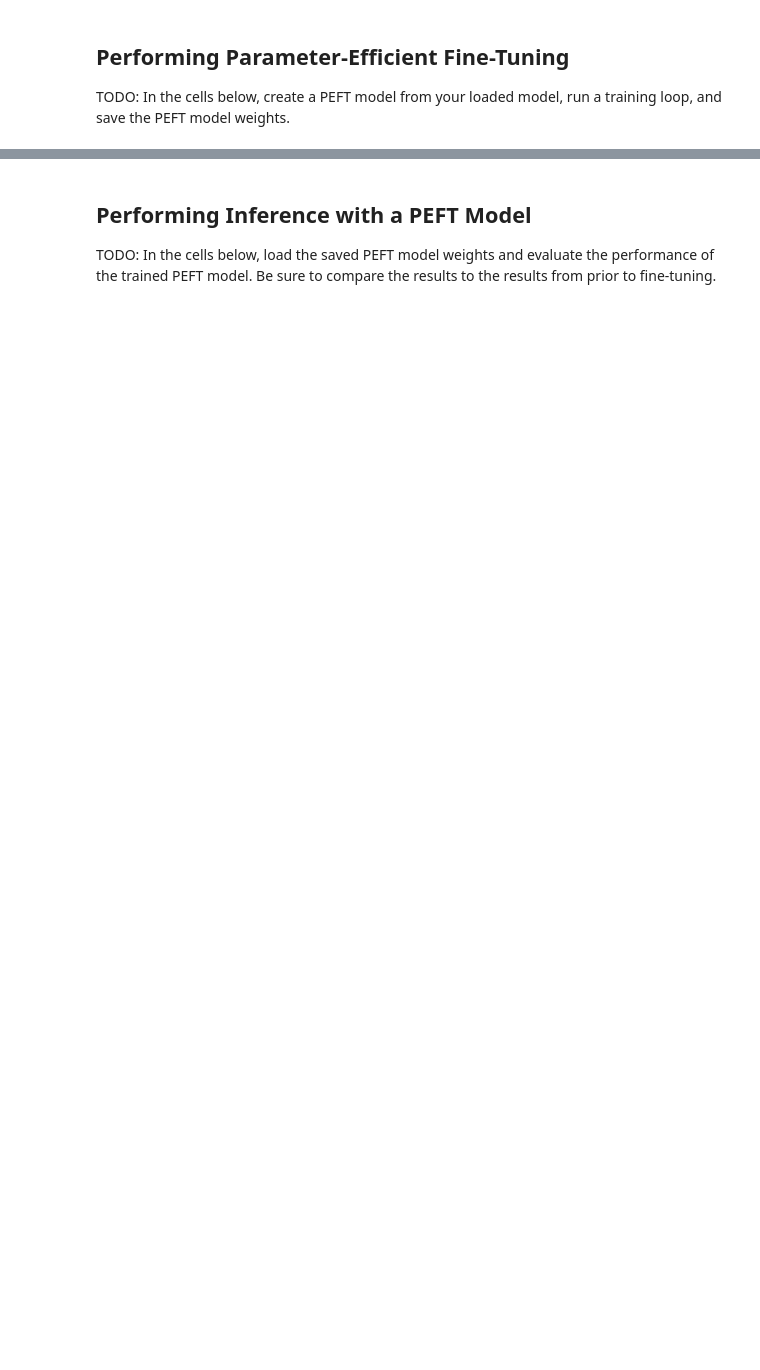
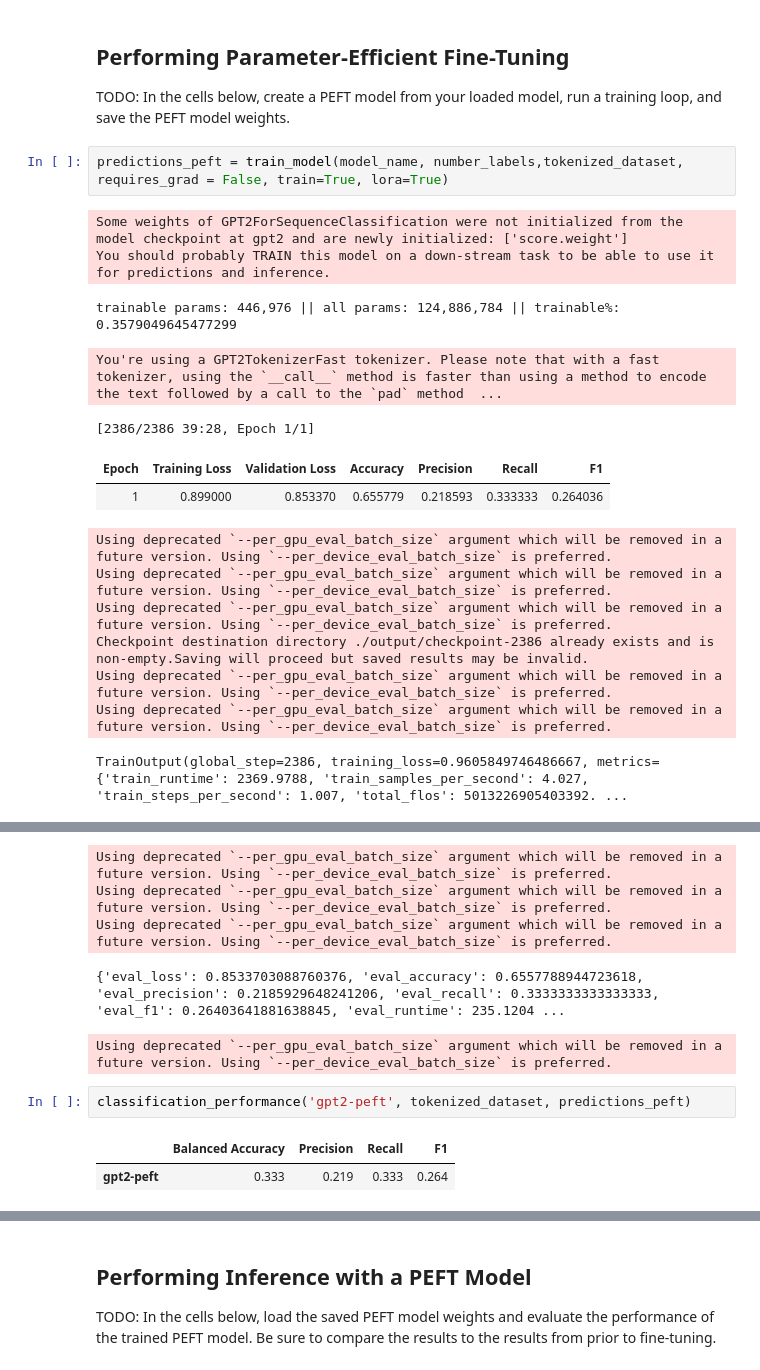
Before and after one commit to WenjuanW/LightweightFineTuningProject, a Jupyter notebook: LightweightFineTuning.ipynb, the cells around one changed output, grey strips where cells are left out. Drawn from its saved outputs; the diff is of its cells as text; blank space fills up the shorter version.

```diff
--- a/LightweightFineTuning.ipynb
+++ b/LightweightFineTuning.ipynb
@@ -246,3 +335,20 @@ Successfully installed accelerate-1.0.1 sympy-1.13.1
 ## Performing Parameter-Efficient Fine-Tuning
 
 TODO: In the cells below, create a PEFT model from your loaded model, run a training loop, and save the PEFT model weights.
+# %%
+predictions_peft = train_model(model_name, number_labels,tokenized_dataset,  requires_grad = False, train=True, lora=True)
+# %% [output]
+Some weights of GPT2ForSequenceClassification were not initialized from the model checkpoint at gpt2 and are newly initialized: ['score.weight']
+You should probably TRAIN this model on a down-stream task to be able to use it for predictions and inference.
+trainable params: 446,976 || all params: 124,886,784 || trainable%: 0.3579049645477299
+You're using a GPT2TokenizerFast tokenizer. Please note that with a fast tokenizer, using the `__call__` method is faster than using a method to encode the text followed by a call to the `pad` method  ...
+[2386/2386 39:28, Epoch 1/1]
+| Epoch | Training Loss | Validation Loss | Accuracy | Precision | Recall | F1 |
+| 1 | 0.899000 | 0.853370 | 0.655779 | 0.218593 | 0.333333 | 0.264036 |
+Using deprecated `--per_gpu_eval_batch_size` argument which will be removed in a future version. Using `--per_device_eval_batch_size` is preferred.
+Using deprecated `--per_gpu_eval_batch_size` argument which will be removed in a future version. Using `--per_device_eval_batch_size` is preferred.
+Using deprecated `--per_gpu_eval_batch_size` argument which will be removed in a future version. Using `--per_device_eval_batch_size` is preferred.
+Checkpoint destination directory ./output/checkpoint-2386 already exists and is non-empty.Saving will proceed but saved results may be invalid.
+Using deprecated `--per_gpu_eval_batch_size` argument which will be removed in a future version. Using `--per_device_eval_batch_size` is preferred.
+Using deprecated `--per_gpu_eval_batch_size` argument which will be removed in a future version. Using `--per_device_eval_batch_size` is preferred.
+TrainOutput(global_step=2386, training_loss=0.9605849746486667, metrics={'train_runtime': 2369.9788, 'train_samples_per_second': 4.027, 'train_steps_per_second': 1.007, 'total_flos': 5013226905403392. ...
@@ -248,0 +356,10 @@ TODO: In the cells below, create a PEFT model from your loaded model, run a trai
+Using deprecated `--per_gpu_eval_batch_size` argument which will be removed in a future version. Using `--per_device_eval_batch_size` is preferred.
+Using deprecated `--per_gpu_eval_batch_size` argument which will be removed in a future version. Using `--per_device_eval_batch_size` is preferred.
+Using deprecated `--per_gpu_eval_batch_size` argument which will be removed in a future version. Using `--per_device_eval_batch_size` is preferred.
+{'eval_loss': 0.8533703088760376, 'eval_accuracy': 0.6557788944723618, 'eval_precision': 0.2185929648241206, 'eval_recall': 0.3333333333333333, 'eval_f1': 0.26403641881638845, 'eval_runtime': 235.1204 ...
+Using deprecated `--per_gpu_eval_batch_size` argument which will be removed in a future version. Using `--per_device_eval_batch_size` is preferred.
+# %%
+classification_performance('gpt2-peft', tokenized_dataset, predictions_peft)
+# %% [output]
+|  | Balanced Accuracy | Precision | Recall | F1 |
+| gpt2-peft | 0.333 | 0.219 | 0.333 | 0.264 |
```
Also changed, not shown: parts of 40 cells of this notebook.
